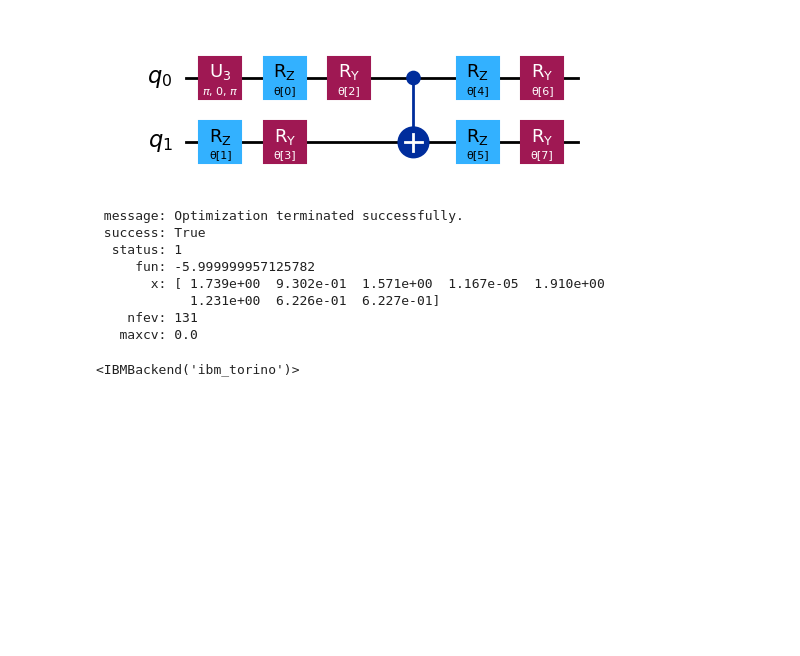
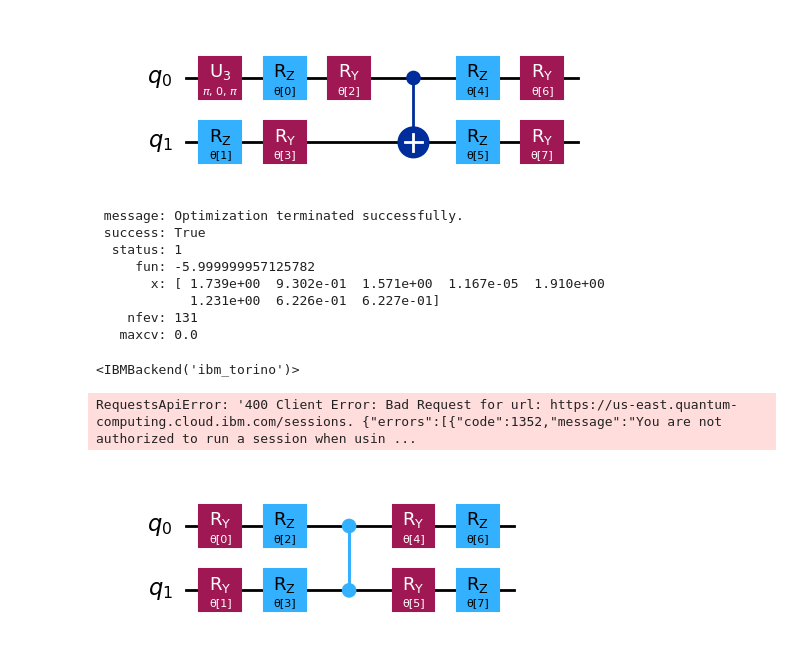
Before and after one commit to kibrahim757/qiskit_generated_code_samples, a Jupyter notebook: 12_variational_alogrithm_design.ipynb, the cells around one changed output. Drawn from its saved outputs; the diff is of its cells as text; code cells hidden in the pictures; blank space fills up the shorter version.

```diff
--- a/12_variational_alogrithm_design.ipynb
+++ b/12_variational_alogrithm_design.ipynb
@@ -749,0 +756,27 @@ print(backend)
+# %%
+x0 = np.ones(8)
+
+estimator_options = EstimatorOptions(resilience_level=1, default_shots=10_000)
+
+with Session(backend=backend) as session:
+    estimator = Estimator(mode=session, options=estimator_options)
+
+    result = minimize(
+        cost_func_vqe,
+        x0,
+        args=(isa_ansatz, isa_observable, estimator),
+        method="COBYLA",
+        options={"maxiter": 200, "disp": True},
+    )
+session.close()
+print(result)
+# %% [output]
+RequestsApiError: '400 Client Error: Bad Request for url: https://us-east.quantum-computing.cloud.ibm.com/sessions. {"errors":[{"code":1352,"message":"You are not authorized to run a session when usin ...
+# %%
+from qiskit.circuit.library import TwoLocal
+
+ansatz = TwoLocal(2, rotation_blocks=["ry", "rz"], entanglement_blocks="cz", reps=1)
+
+ansatz.decompose().draw("mpl")
+# %% [output]
+[figure, added]
```
Also changed, not shown: parts of 37 cells of this notebook.
